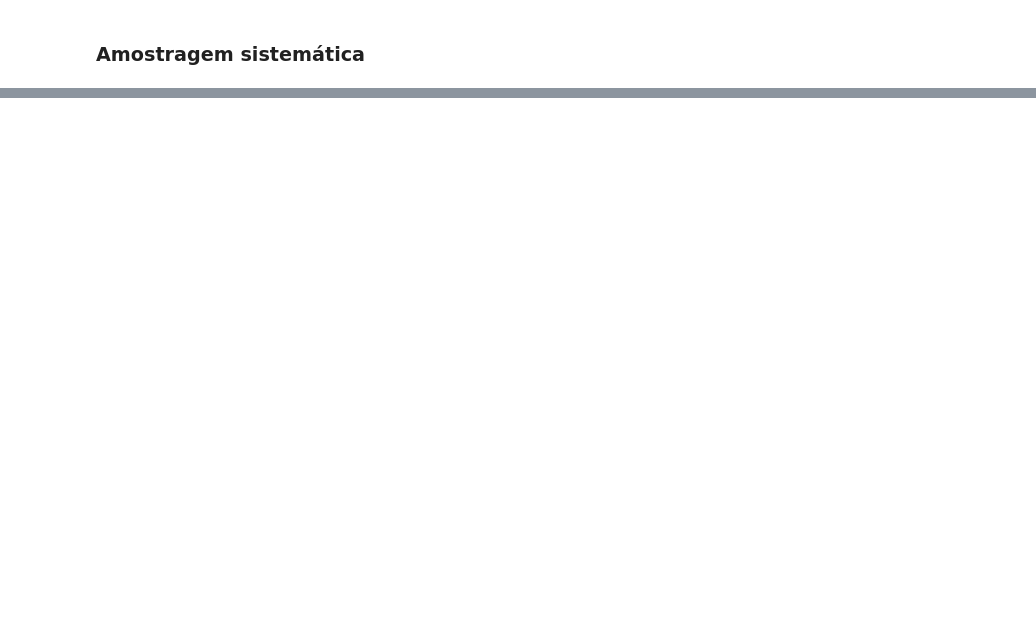
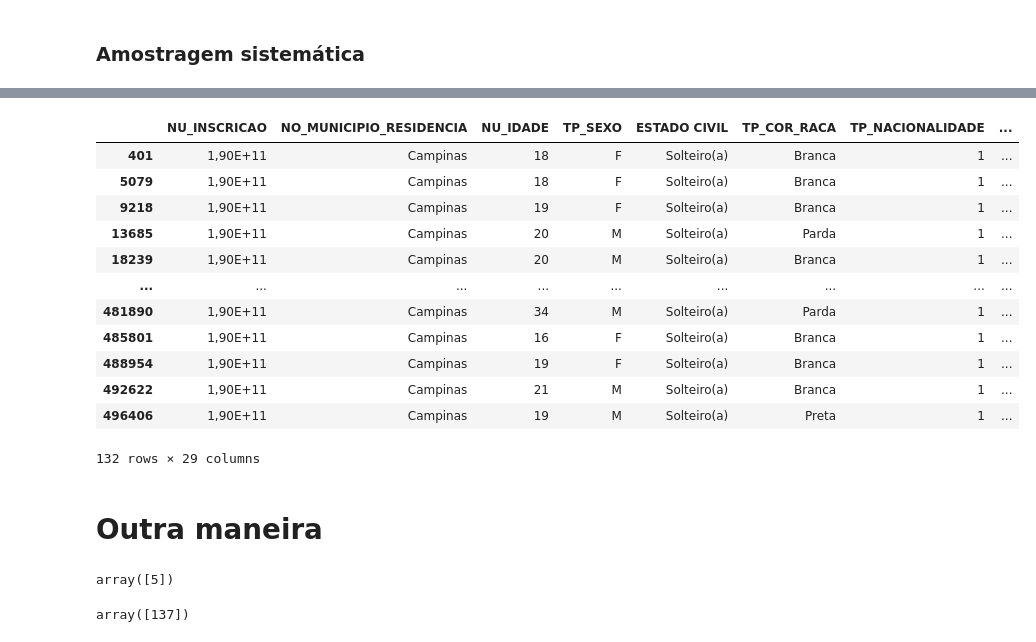
Before and after one commit to DiogoMonteiro99/repos, a Jupyter notebook: Amostragens.ipynb, the cells around one changed output, grey strips where cells are left out. Drawn from its saved outputs; the diff is of its cells as text; code cells hidden in the pictures; blank space fills up the shorter version.

```diff
--- a/Amostragens.ipynb
+++ b/Amostragens.ipynb
@@ -122,2 +122,7 @@ amos_simples
 # %% [markdown]
 ### **Amostragem sistemática**
+# %%
+np.random.seed(2)
+inicio = np.random.choice(10,1)
+amostra2 = np.arange(inicio,13198,100)
+amostra2
@@ -124 +145,21 @@ amos_simples
+# %%
+amos_sistematica = enem_campinas.iloc[amostra2,:]
+# %%
+amos_sistematica
+# %% [output]
+|  | NU_INSCRICAO | NO_MUNICIPIO_RESIDENCIA | NU_IDADE | TP_SEXO | ESTADO CIVIL | TP_COR_RACA | TP_NACIONALIDADE | ... |
+| 401 | 1,90E+11 | Campinas | 18 | F | Solteiro(a) | Branca | 1 | ... |
+| 5079 | 1,90E+11 | Campinas | 18 | F | Solteiro(a) | Branca | 1 | ... |
+| 9218 | 1,90E+11 | Campinas | 19 | F | Solteiro(a) | Branca | 1 | ... |
+| 13685 | 1,90E+11 | Campinas | 20 | M | Solteiro(a) | Parda | 1 | ... |
+| 18239 | 1,90E+11 | Campinas | 20 | M | Solteiro(a) | Branca | 1 | ... |
+| ... | ... | ... | ... | ... | ... | ... | ... | ... |
+| 481890 | 1,90E+11 | Campinas | 34 | M | Solteiro(a) | Parda | 1 | ... |
+| 485801 | 1,90E+11 | Campinas | 16 | F | Solteiro(a) | Branca | 1 | ... |
+| 488954 | 1,90E+11 | Campinas | 19 | F | Solteiro(a) | Branca | 1 | ... |
+| 492622 | 1,90E+11 | Campinas | 21 | M | Solteiro(a) | Branca | 1 | ... |
+| 496406 | 1,90E+11 | Campinas | 19 | M | Solteiro(a) | Preta | 1 | ... |
+132 rows × 29 columns
+# %% [markdown]
+# **Outra maneira**
 # %%
@@ -125,0 +170,8 @@ np.random.seed(2)
+# %%
+inicio
+# %% [output]
+array([5])
+# %%
+passo
+# %% [output]
+array([137])
```
Also changed, not shown: parts of 10 cells of this notebook.
